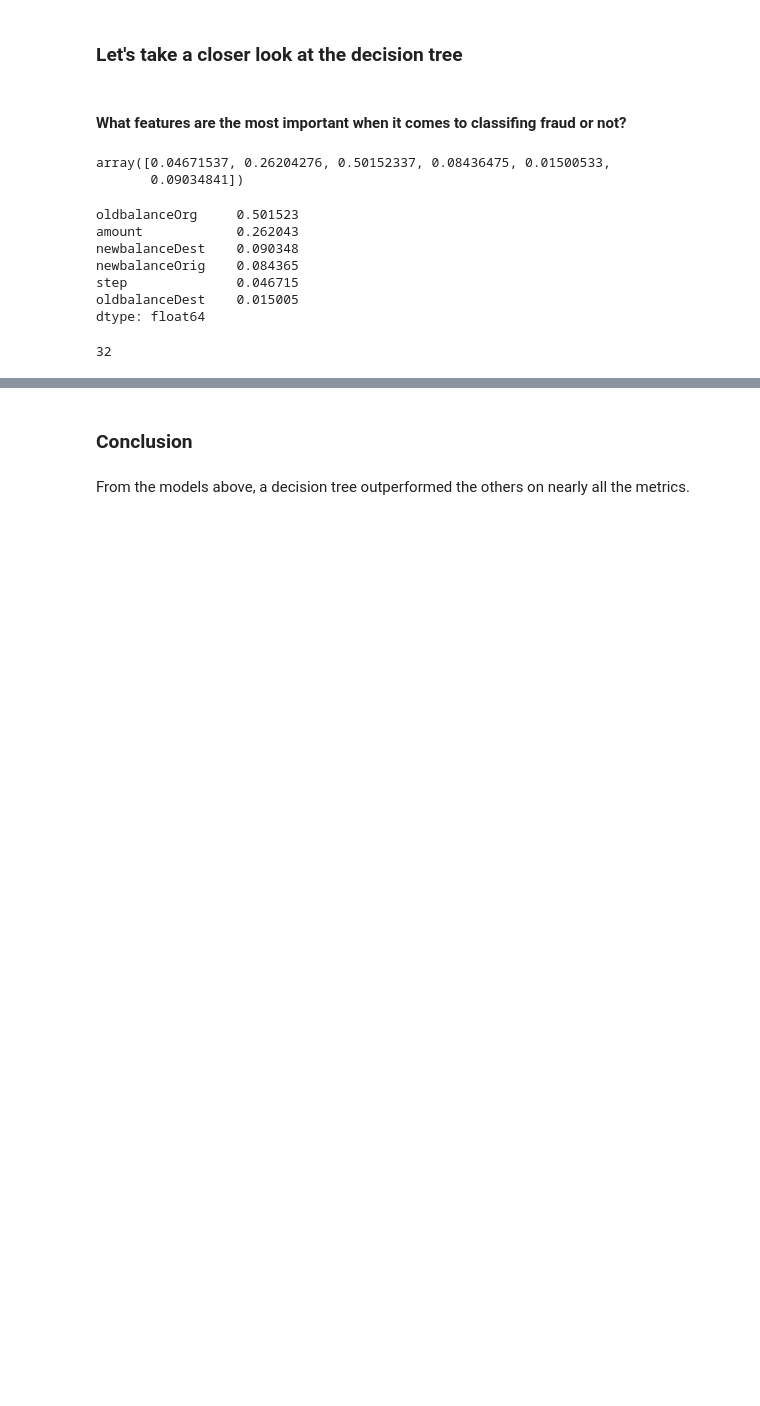
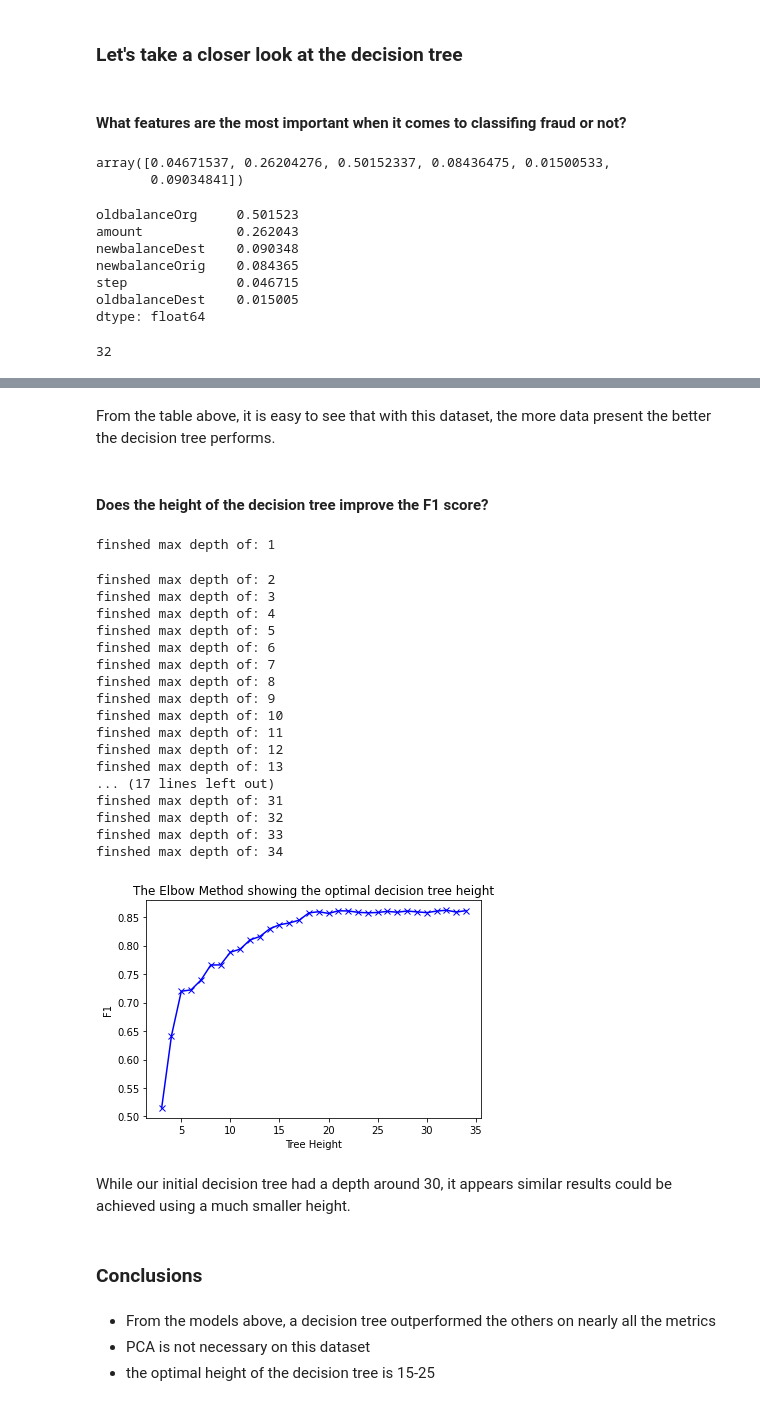
Before and after one commit to Jeromeschmidt/DS-2.1-Machine-Learning, a Jupyter notebook: Projects/Final.ipynb, the cells around one changed output, grey strips where cells are left out. Cells and saved outputs as stored; diff of their text form; code cells hidden in the pictures; blank space fills up the shorter version.

```diff
--- a/Projects/Final.ipynb
+++ b/Projects/Final.ipynb
@@ -263,0 +268,7 @@ dec_tree.get_depth()
+# %%
+from sklearn.decomposition import PCA
+
+pca = PCA(n_components=2)
+
+X_new = pca.fit_transform(X)
+X_new
@@ -263,0 +283,2 @@ dec_tree.get_depth()
+# %%
+X_train, X_test, y_train, y_test = train_test_split(X_new, y, test_size=0.3)
@@ -264,4 +315,66 @@ dec_tree.get_depth()
+# %% [markdown]
+From the table above, it is easy to see that with this dataset, the more data present the better the decision tree performs.
+# %% [markdown]
+#### Does the height of the decision tree improve the F1 score?
+# %%
+X_train, X_test, y_train, y_test = train_test_split(X, y, test_size=0.3)
+# %%
+def get_f1(confusion):
+    prec = (confusion[1][1])/(confusion[1][1] + confusion[1][0])
+
+    recall = (confusion[1][1])/(confusion[1][1] + confusion[0][1])
+
+    f1 = 2*((prec*recall)/(prec+recall))
+
+    return f1
+# %%
+scores = []
+K = range(1, 35)
+for k in K:
+    dec_tree = DecisionTreeClassifier(criterion='entropy', max_depth = k)
+
+    dec_tree.fit(X_train, y_train)
+
+    y_pred = dec_tree.predict(X_test)
+
+    decision_tree_matrix = confusion_matrix(y_test, y_pred)
+
+    decision_tree_f1 = get_f1(decision_tree_matrix)
+
+    scores.append(decision_tree_f1)
+
+    print("finshed max depth of: " + str(k))
+
+plt.plot(K, scores, 'bx-')
+plt.xlabel('Tree Height')
+plt.ylabel('F1')
+plt.title('The Elbow Method showing the optimal decision tree height')
+plt.show()
+# %% [output]
+finshed max depth of: 1
+finshed max depth of: 2
+finshed max depth of: 3
+finshed max depth of: 4
+finshed max depth of: 5
+finshed max depth of: 6
+finshed max depth of: 7
+finshed max depth of: 8
+finshed max depth of: 9
+finshed max depth of: 10
+finshed max depth of: 11
+finshed max depth of: 12
+finshed max depth of: 13
+... (17 lines left out)
+finshed max depth of: 31
+finshed max depth of: 32
+finshed max depth of: 33
+finshed max depth of: 34
+[figure, added]
+# %% [markdown]
+While our initial decision tree had a depth around 30, it appears similar results could be achieved using a much smaller height.
 # %% [markdown]
-### Conclusion
+### Conclusions
 # %% [markdown]
-From the models above, a decision tree outperformed the others on nearly all the metrics.
+- From the models above, a decision tree outperformed the others on nearly all the metrics
+- PCA is not necessary on this dataset
+- the optimal height of the decision tree is 15-25
```
Also changed, not shown: parts of 5 cells of this notebook.
